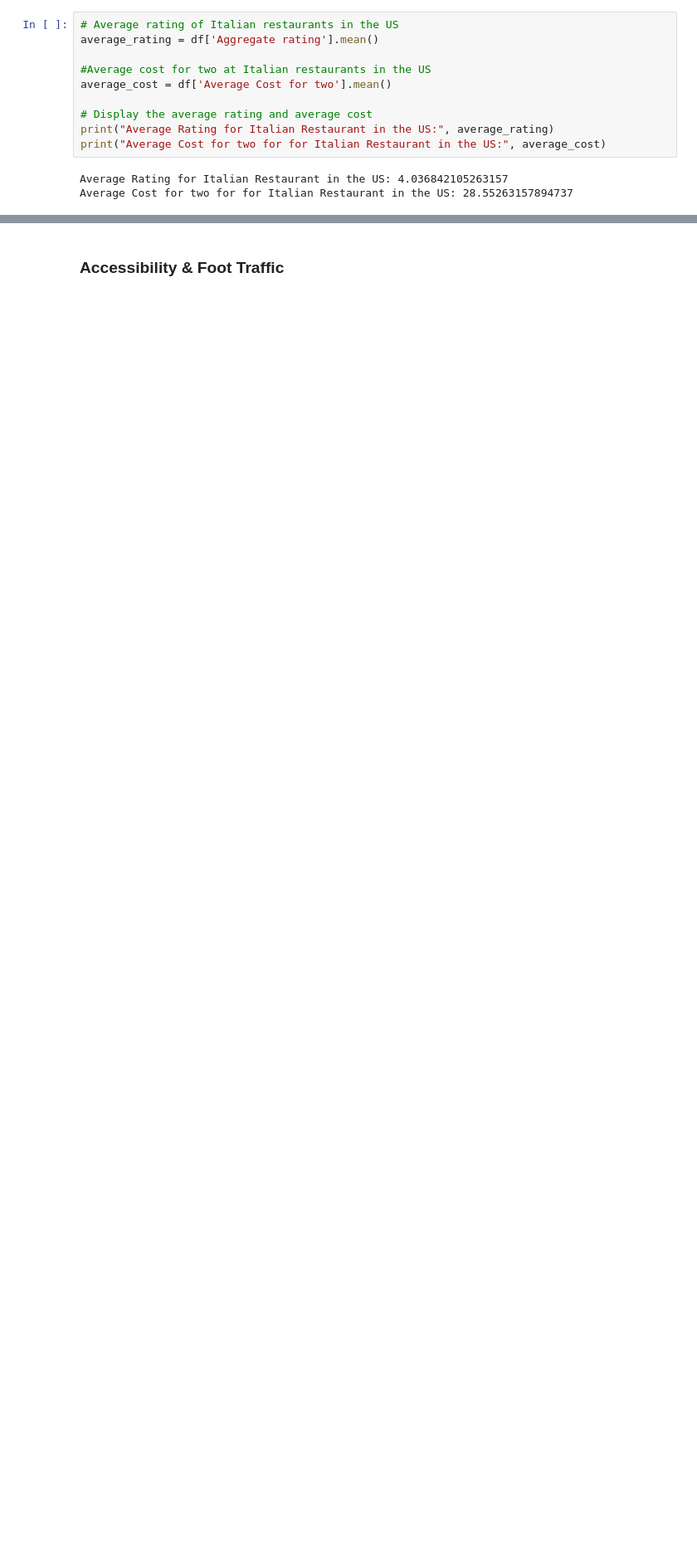
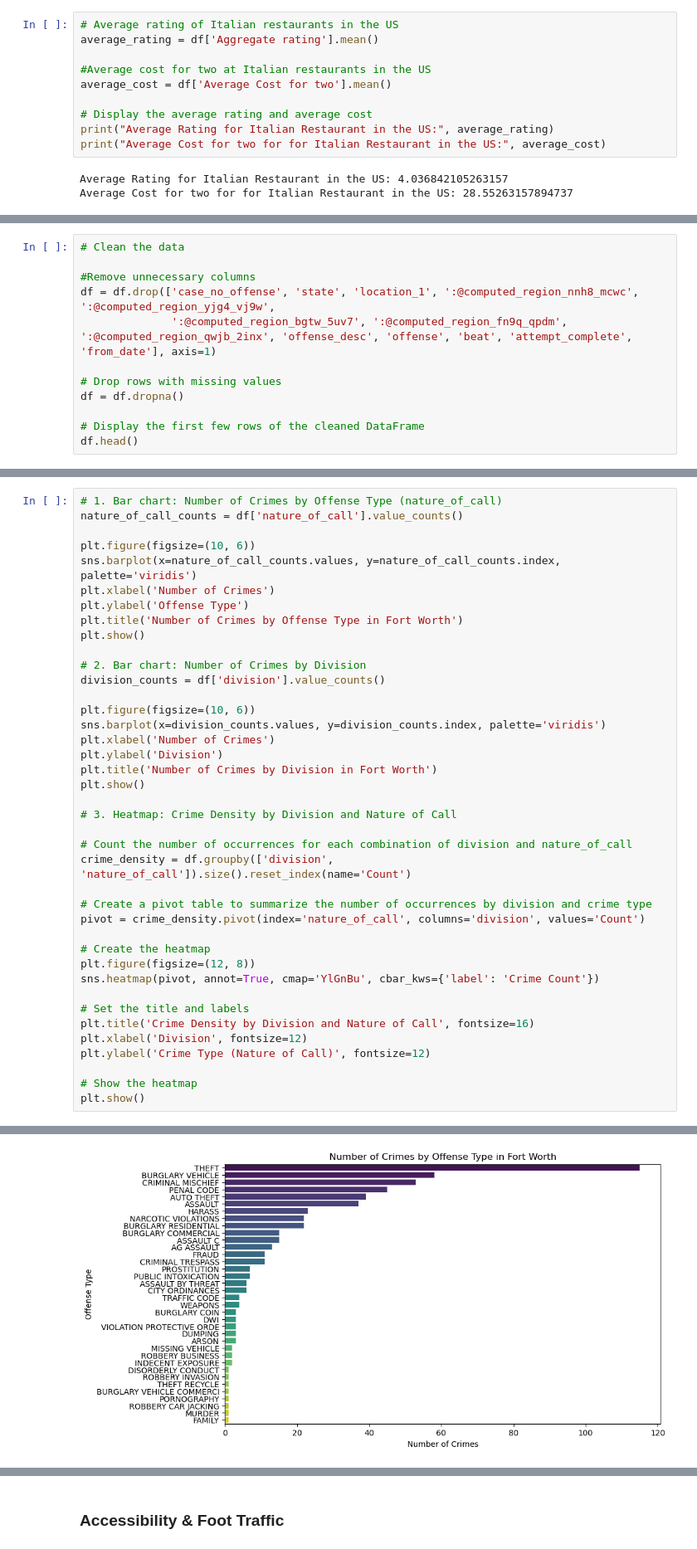
Before and after one commit to alex-a11ahar/italian_resturant_analysis, a Jupyter notebook: Assignment1.ipynb, the cells around one changed output, grey strips where cells are left out. Shown: that part at 83% size. Saved outputs shown, nothing was run; the diff lists cells and outputs as text; blank space fills up the shorter version.

```diff
--- a/Assignment1.ipynb
+++ b/Assignment1.ipynb
@@ -169,0 +215,12 @@ Average Cost for two for for Italian Restaurant in the US: 28.55263157894737
+# %%
+# Clean the data
+
+#Remove unnecessary columns
+df = df.drop(['case_no_offense', 'state', 'location_1', ':@computed_region_nnh8_mcwc', ':@computed_region_yjg4_vj9w',
+              ':@computed_region_bgtw_5uv7', ':@computed_region_fn9q_qpdm', ':@computed_region_qwjb_2inx', 'offense_desc', 'offense', 'beat', 'attempt_complete', 'from_date'], axis=1)
+
+# Drop rows with missing values
+df = df.dropna()
+
+# Display the first few rows of the cleaned DataFrame
+df.head()
@@ -169,0 +234,41 @@ Average Cost for two for for Italian Restaurant in the US: 28.55263157894737
+# %%
+# 1. Bar chart: Number of Crimes by Offense Type (nature_of_call)
+nature_of_call_counts = df['nature_of_call'].value_counts()
+
+plt.figure(figsize=(10, 6))
+sns.barplot(x=nature_of_call_counts.values, y=nature_of_call_counts.index, palette='viridis')
+plt.xlabel('Number of Crimes')
+plt.ylabel('Offense Type')
+plt.title('Number of Crimes by Offense Type in Fort Worth')
+plt.show()
+
+# 2. Bar chart: Number of Crimes by Division
+division_counts = df['division'].value_counts()
+
+plt.figure(figsize=(10, 6))
+sns.barplot(x=division_counts.values, y=division_counts.index, palette='viridis')
+plt.xlabel('Number of Crimes')
+plt.ylabel('Division')
+plt.title('Number of Crimes by Division in Fort Worth')
+plt.show()
+
+# 3. Heatmap: Crime Density by Division and Nature of Call
+
+# Count the number of occurrences for each combination of division and nature_of_call
+crime_density = df.groupby(['division', 'nature_of_call']).size().reset_index(name='Count')
+
+# Create a pivot table to summarize the number of occurrences by division and crime type
+pivot = crime_density.pivot(index='nature_of_call', columns='division', values='Count')
+
+# Create the heatmap
+plt.figure(figsize=(12, 8))
+sns.heatmap(pivot, annot=True, cmap='YlGnBu', cbar_kws={'label': 'Crime Count'})
+
+# Set the title and labels
+plt.title('Crime Density by Division and Nature of Call', fontsize=16)
+plt.xlabel('Division', fontsize=12)
+plt.ylabel('Crime Type (Nature of Call)', fontsize=12)
+
+# Show the heatmap
+plt.show()
+# %% [output]
@@ -169,0 +278 @@ Average Cost for two for for Italian Restaurant in the US: 28.55263157894737
+[figure, added]
```
Also changed, not shown: parts of 9 cells of this notebook.
